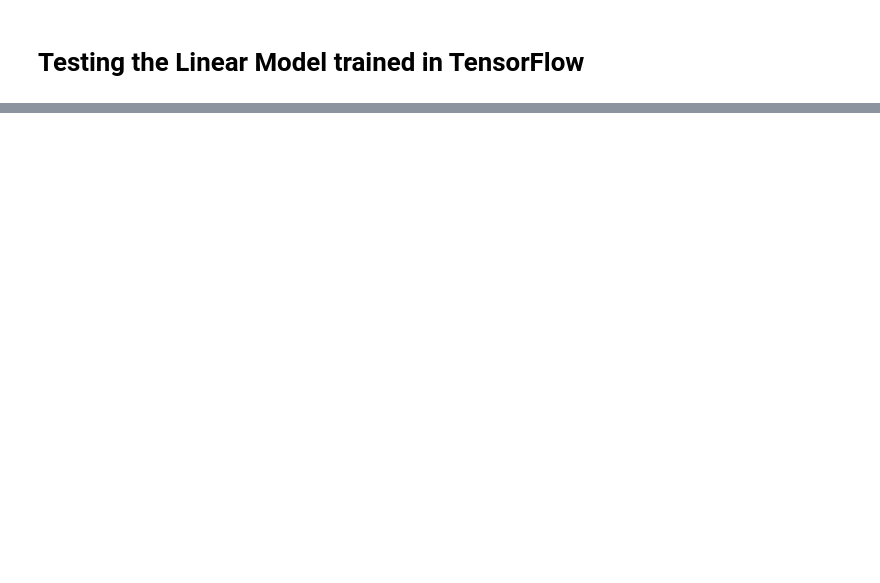
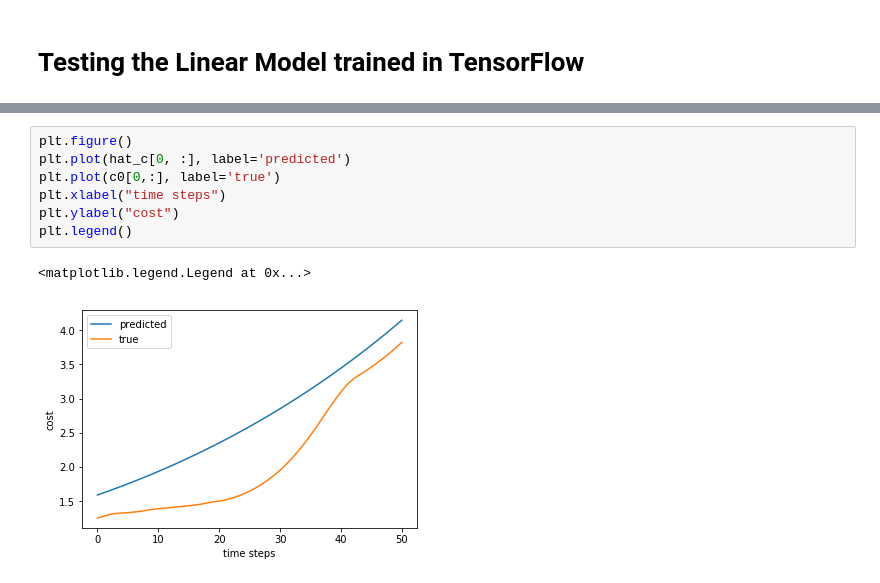
Before and after one commit to UM-ARM-Lab/unreliable-deform-manipulation, a Jupyter notebook: link_bot_notebooks/src/link_bot_notebooks/Linear TF Testing.ipynb, the cells around one changed output, grey strips where cells are left out. Drawn from its saved outputs; the diff is of its cells as text; blank space fills up the shorter version.

```diff
--- a/link_bot_notebooks/src/link_bot_notebooks/Linear TF Testing.ipynb
+++ b/link_bot_notebooks/src/link_bot_notebooks/Linear TF Testing.ipynb
@@ -240,0 +44,10 @@ Steepest-Descent Cost:  4.752919
+# %%
+plt.figure()
+plt.plot(hat_c[0, :], label='predicted')
+plt.plot(c0[0,:], label='true')
+plt.xlabel("time steps")
+plt.ylabel("cost")
+plt.legend()
+# %% [output]
+<matplotlib.legend.Legend at 0x...>
+[figure, added]
```
Also changed, not shown: parts of 21 cells of this notebook, 15 other files.
